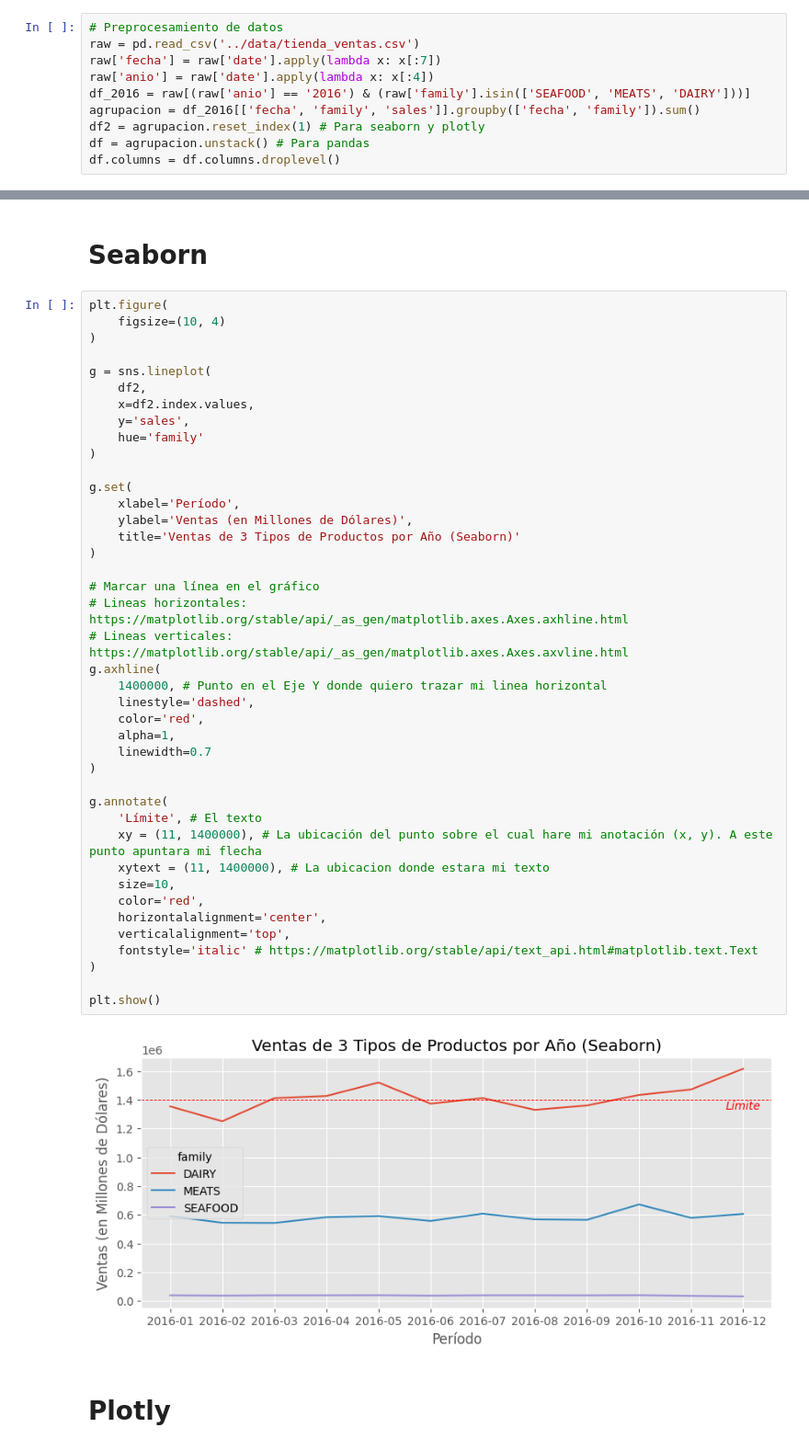
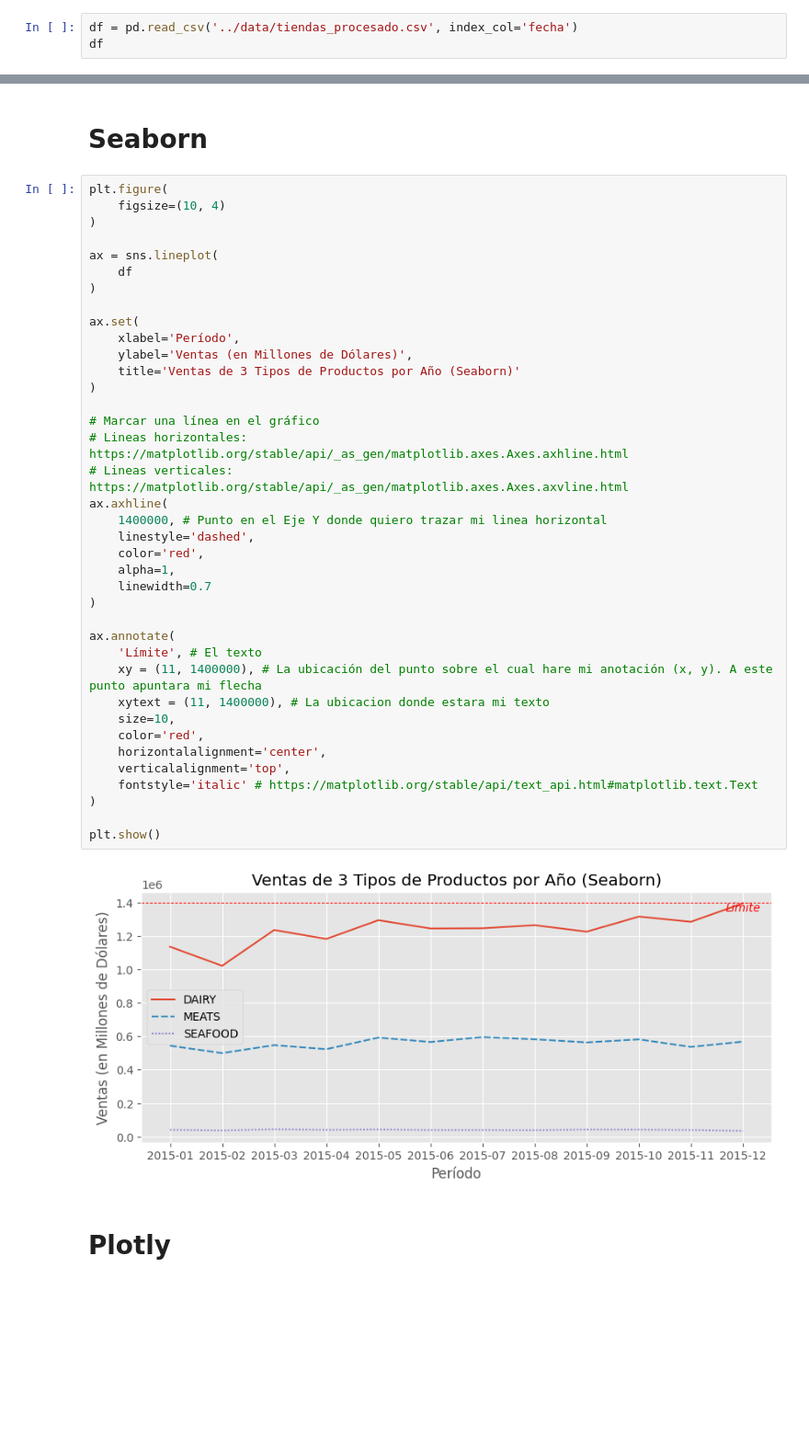
Before and after one commit to lkuffo/data-viz, a Jupyter notebook: NIVEL1.5/6_anotaciones.ipynb, the cells around one changed output, grey strips where cells are left out. Shown at 92% size. Cells and saved outputs as stored; diff of their text form; blank space fills up the shorter version.

```diff
--- a/NIVEL1.5/6_anotaciones.ipynb
+++ b/NIVEL1.5/6_anotaciones.ipynb
@@ -8,12 +11,5 @@ import seaborn as sns
 import plotly.express as px
 import numpy as np
 # %%
-# Preprocesamiento de datos
-raw = pd.read_csv('../data/tienda_ventas.csv')
-raw['fecha'] = raw['date'].apply(lambda x: x[:7])
-raw['anio'] = raw['date'].apply(lambda x: x[:4])
-df_2016 = raw[(raw['anio'] == '2016') & (raw['family'].isin(['SEAFOOD', 'MEATS', 'DAIRY']))]
-agrupacion = df_2016[['fecha', 'family', 'sales']].groupby(['fecha', 'family']).sum()
-df2 = agrupacion.reset_index(1) # Para seaborn y plotly
-df = agrupacion.unstack() # Para pandas
-df.columns = df.columns.droplevel()
+df = pd.read_csv('../data/tiendas_procesado.csv', index_col='fecha')
+df
@@ -97,44 +108,41 @@ plt.figure(
     figsize=(10, 4)
 )
 
-g = sns.lineplot(
-    df2,
-    x=df2.index.values,
-    y='sales',
-    hue='family'
+ax = sns.lineplot(
+    df
 )
 
-g.set(
+ax.set(
     xlabel='Período',
     ylabel='Ventas (en Millones de Dólares)',
     title='Ventas de 3 Tipos de Productos por Año (Seaborn)'
 )
 
 # Marcar una línea en el gráfico
 # Lineas horizontales: https://matplotlib.org/stable/api/_as_gen/matplotlib.axes.Axes.axhline.html
 # Lineas verticales: https://matplotlib.org/stable/api/_as_gen/matplotlib.axes.Axes.axvline.html
-g.axhline(
+ax.axhline(
     1400000, # Punto en el Eje Y donde quiero trazar mi linea horizontal
     linestyle='dashed',
     color='red',
     alpha=1,
     linewidth=0.7
 )
 
-g.annotate(
+ax.annotate(
     'Límite', # El texto
     xy = (11, 1400000), # La ubicación del punto sobre el cual hare mi anotación (x, y). A este punto apuntara mi flecha
     xytext = (11, 1400000), # La ubicacion donde estara mi texto
     size=10,
     color='red',
     horizontalalignment='center',
     verticalalignment='top',
     fontstyle='italic' # https://matplotlib.org/stable/api/text_api.html#matplotlib.text.Text
 )
 
 plt.show()
 # %% [output]
-[figure, old version]
+[figure, new version]
 # %% [markdown]
 # Plotly
 # %%
```
Also changed, not shown: parts of 4 cells of this notebook, 59 other files.
